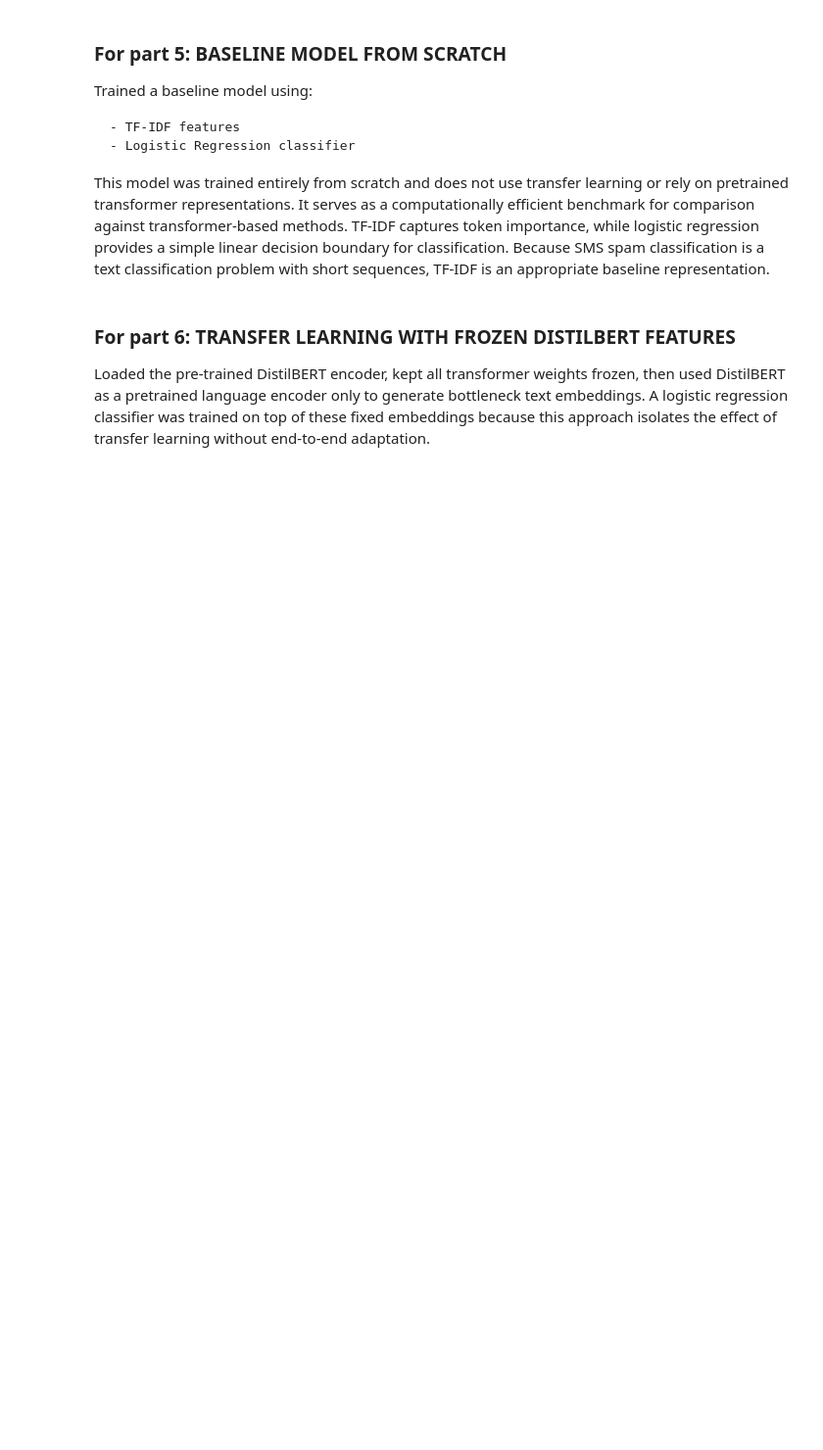
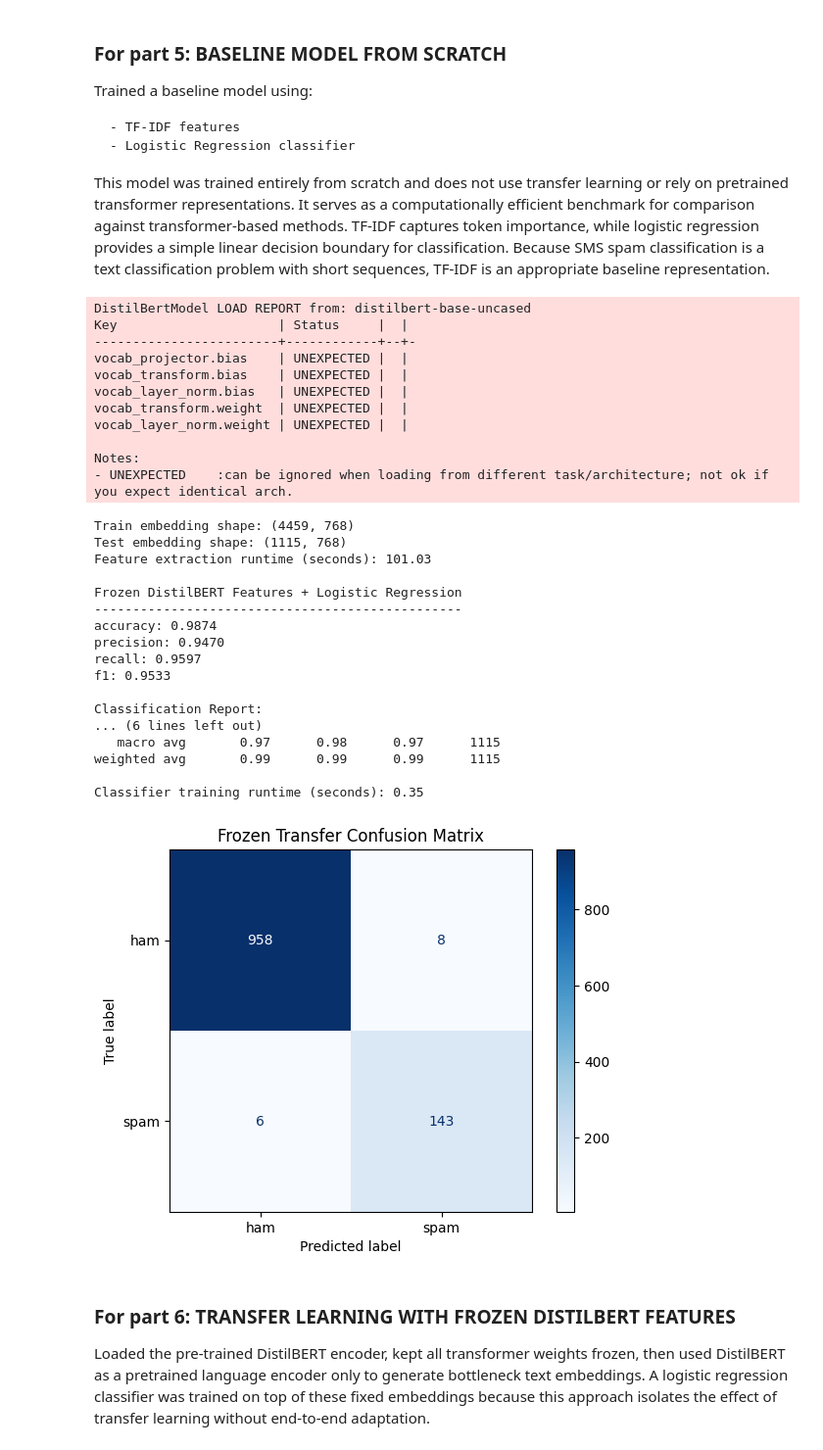
Before and after one commit to Gink3/CS7325-Labs, a Jupyter notebook: Lab 2/Lab 2.ipynb, the cells around one changed output. Shown at 98% size. Drawn from its saved outputs; the diff is of its cells as text; code cells hidden in the pictures; blank space fills up the shorter version.

```diff
--- a/Lab 2/Lab 2.ipynb
+++ b/Lab 2/Lab 2.ipynb
@@ -357,9 +434,9 @@ Trained a baseline model using:
 
 This model was trained entirely from scratch and does not use transfer learning or rely on pretrained transformer representations. It serves as a computationally efficient benchmark for comparison against transformer-based methods. TF-IDF captures token importance, while logistic regression provides a simple linear decision boundary for classification. Because SMS spam classification is a text classification problem with short sequences, TF-IDF is an appropriate baseline representation.
 # %%
-// =========================
-// [6] TRANSFER LEARNING WITH FROZEN DISTILBERT FEATURES
-// =========================
+# =========================
+# [6] TRANSFER LEARNING WITH FROZEN DISTILBERT FEATURES
+# =========================
 
 tokenizer = AutoTokenizer.from_pretrained(MODEL_NAME)
 backbone = AutoModel.from_pretrained(MODEL_NAME).to(DEVICE)
@@ -417,33 +494,63 @@ X_test_frozen = extract_embeddings(
     max_length=MAX_LENGTH
 )
 
 feature_extraction_runtime = end_timer(start)
 
 print("Train embedding shape:", X_train_frozen.shape)
 print("Test embedding shape:", X_test_frozen.shape)
 print(f"Feature extraction runtime (seconds): {feature_extraction_runtime:.2f}")
 
 # Train a lightweight classifier on top of the frozen transformer features
 frozen_classifier = LogisticRegression(
     max_iter=1000,
     class_weight="balanced",
     random_state=SEED
 )
 
 start = start_timer()
 frozen_classifier.fit(X_train_frozen, train_df["label"])
 frozen_train_runtime = end_timer(start)
 
 frozen_preds = frozen_classifier.predict(X_test_frozen)
 
 frozen_metrics = print_metrics(
     "Frozen DistilBERT Features + Logistic Regression",
     test_df["label"],
     frozen_preds
 )
 
 print(f"Classifier training runtime (seconds): {frozen_train_runtime:.2f}")
 plot_conf_matrix(test_df["label"], frozen_preds, "Frozen Transfer Confusion Matrix")
+# %% [output]
+DistilBertModel LOAD REPORT from: distilbert-base-uncased
+Key                     | Status     |  |
+------------------------+------------+--+-
+vocab_projector.bias    | UNEXPECTED |  |
+vocab_transform.bias    | UNEXPECTED |  |
+vocab_layer_norm.bias   | UNEXPECTED |  |
+vocab_transform.weight  | UNEXPECTED |  |
+vocab_layer_norm.weight | UNEXPECTED |  |
+
+Notes:
+- UNEXPECTED    :can be ignored when loading from different task/architecture; not ok if you expect identical arch.
+Train embedding shape: (4459, 768)
+Test embedding shape: (1115, 768)
+Feature extraction runtime (seconds): 101.03
+
+Frozen DistilBERT Features + Logistic Regression
+------------------------------------------------
+accuracy: 0.9874
+precision: 0.9470
+recall: 0.9597
+f1: 0.9533
+
+Classification Report:
+... (6 lines left out)
+   macro avg       0.97      0.98      0.97      1115
+weighted avg       0.99      0.99      0.99      1115
+
+Classifier training runtime (seconds): 0.35
+[figure, added]
 # %% [markdown]
 ### For part 6: TRANSFER LEARNING WITH FROZEN DISTILBERT FEATURES
 
```
Also changed, not shown: parts of 10 cells of this notebook, 2 other files.
